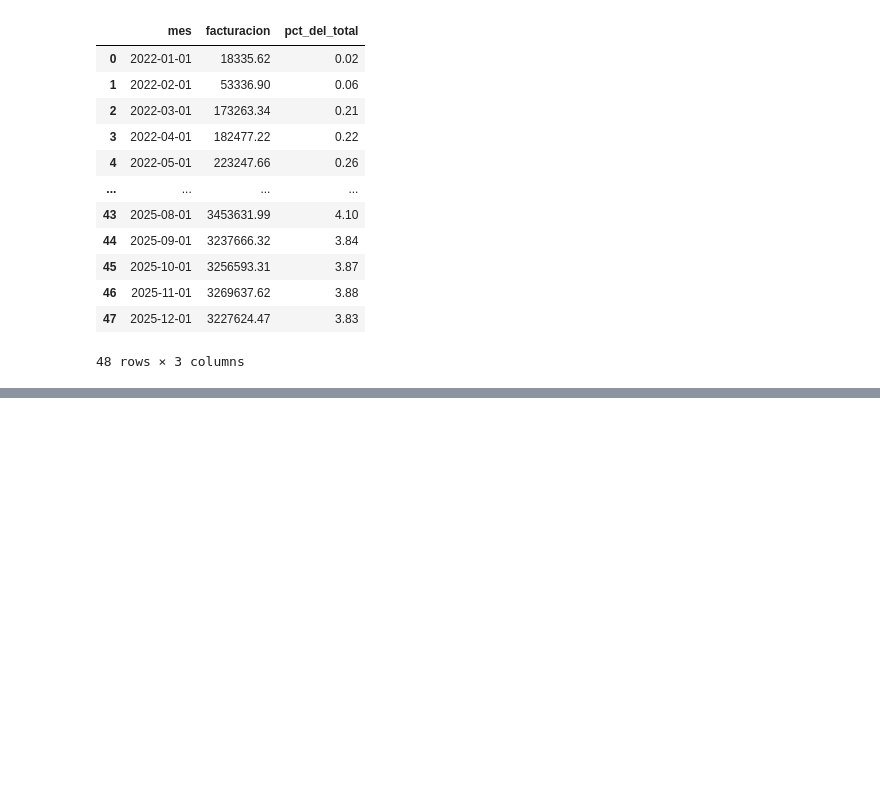
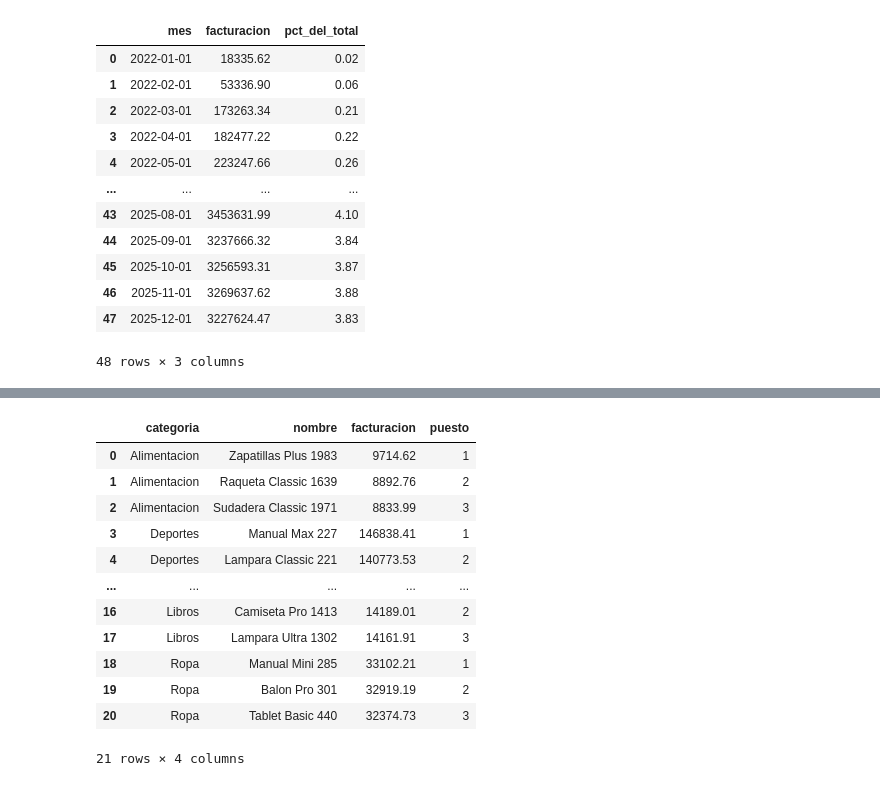
Before and after one commit to Jorge0827/MasterIA-Cohorte7, a Jupyter notebook: Modulo_2/Unidad_1/Clase_2_persistencia/notebooks/sql_avanzado.ipynb, the cells around one changed output, grey strips where cells are left out. Saved outputs shown, nothing was run; the diff lists cells and outputs as text; code cells hidden in the pictures; blank space fills up the shorter version.

```diff
--- a/Modulo_2/Unidad_1/Clase_2_persistencia/notebooks/sql_avanzado.ipynb
+++ b/Modulo_2/Unidad_1/Clase_2_persistencia/notebooks/sql_avanzado.ipynb
@@ -182,0 +284,35 @@ consultar(
+# %%
+#¿Cuaáles son los 3 productos que más facturan dentro de cada categoria?
+consultar(
+    """
+    SELECT categoria, nombre, facturacion, puesto
+    FROM(  SELECT
+            p.categoria,
+            p.nombre,
+            SUM(v.total) AS facturacion,
+            ROW_NUMBER() OVER (
+                PARTITION BY p.categoria
+                ORDER BY SUM(v.total) DESC
+            ) AS puesto
+        FROM ventas v
+        JOIN productos p ON v.producto_id = p.producto_id
+        GROUP BY p.categoria, p.nombre
+    ) ranking
+    WHERE puesto <= 3
+    ORDER BY categoria, puesto
+    """
+)
+# %% [output]
+|  | categoria | nombre | facturacion | puesto |
+| 0 | Alimentacion | Zapatillas Plus 1983 | 9714.62 | 1 |
+| 1 | Alimentacion | Raqueta Classic 1639 | 8892.76 | 2 |
+| 2 | Alimentacion | Sudadera Classic 1971 | 8833.99 | 3 |
+| 3 | Deportes | Manual Max 227 | 146838.41 | 1 |
+| 4 | Deportes | Lampara Classic 221 | 140773.53 | 2 |
+| ... | ... | ... | ... | ... |
+| 16 | Libros | Camiseta Pro 1413 | 14189.01 | 2 |
+| 17 | Libros | Lampara Ultra 1302 | 14161.91 | 3 |
+| 18 | Ropa | Manual Mini 285 | 33102.21 | 1 |
+| 19 | Ropa | Balon Pro 301 | 32919.19 | 2 |
+| 20 | Ropa | Tablet Basic 440 | 32374.73 | 3 |
+21 rows × 4 columns
```
Also changed, not shown: parts of 5 cells of this notebook, 5 other files.
